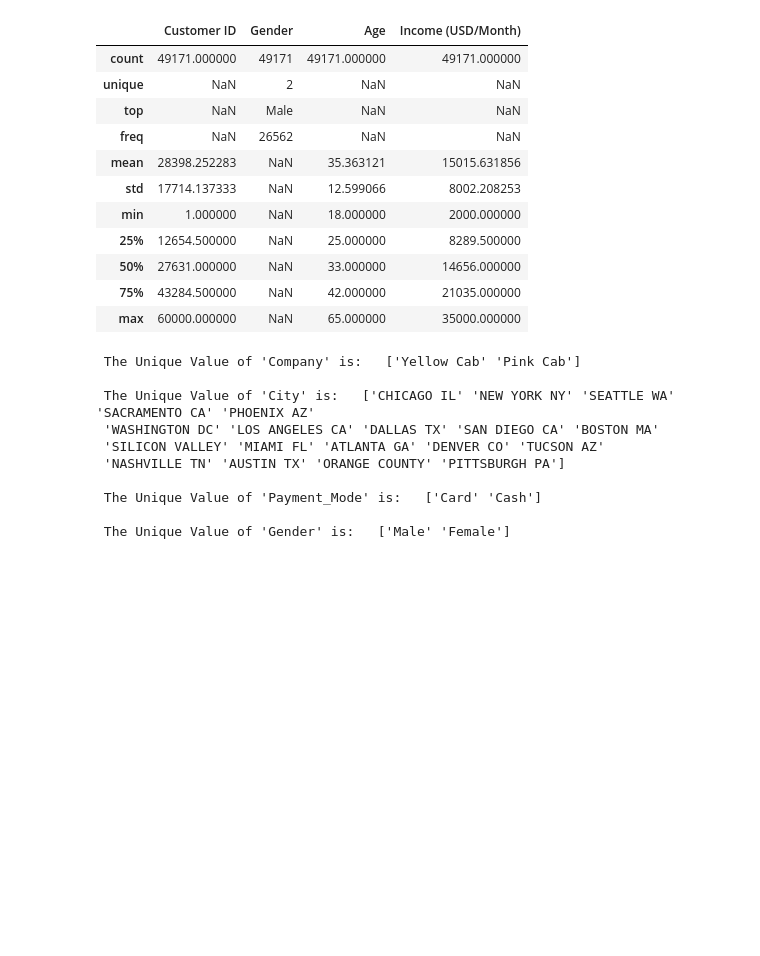
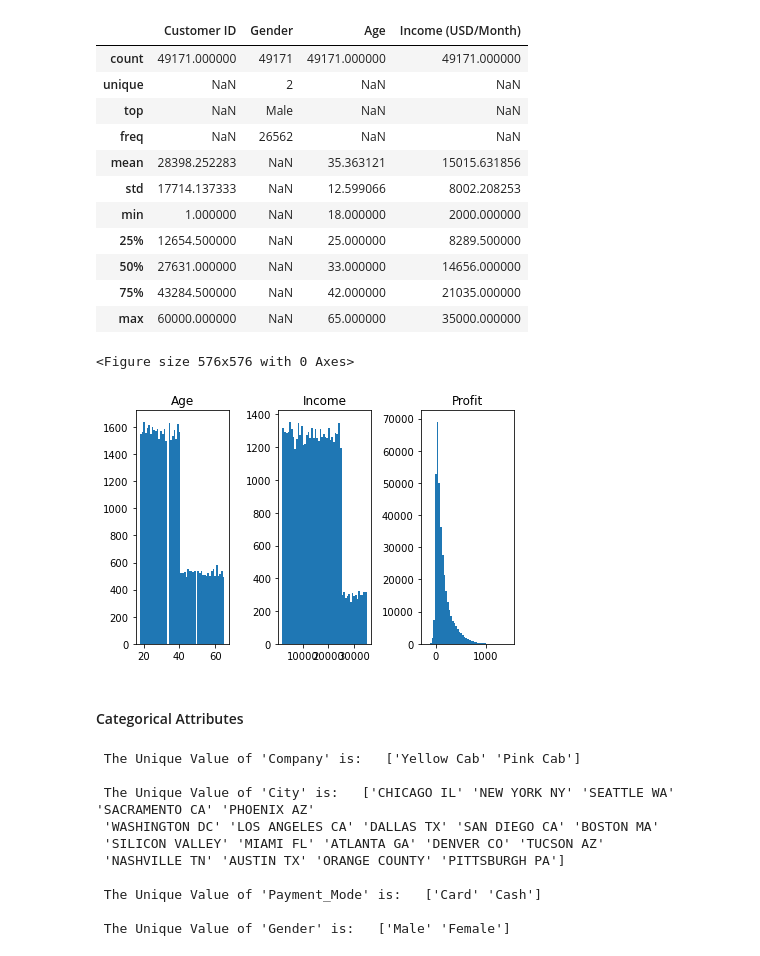
Before and after one commit to MohsenBah/G2M_Insight_Cab_Investment, a Jupyter notebook: G2M_insights.ipynb, the cells around one changed output. Drawn from its saved outputs; the diff is of its cells as text; code cells hidden in the pictures; blank space fills up the shorter version.

```diff
--- a/G2M_insights.ipynb
+++ b/G2M_insights.ipynb
@@ -320,6 +323,22 @@ customer_ID.describe(include ='all')
 | 50% | 27631.000000 | NaN | 33.000000 | 14656.000000 |
 | 75% | 43284.500000 | NaN | 42.000000 | 21035.000000 |
 | max | 60000.000000 | NaN | 65.000000 | 35000.000000 |
+# %%
+
+plt.figure(figsize=(8,8))
+n_bins = 50
+fig, axs = plt.subplots(1, 3, sharey=False, tight_layout=True)
+axs[0].hist(customer_ID["Age"], bins=n_bins)
+axs[0].set_title("Age")
+axs[1].hist(customer_ID["Income (USD/Month)"], bins=n_bins)
+axs[1].set_title("Income")
+axs[2].hist(cab_data['profit'], bins=n_bins)
+axs[2].set_title("Profit");
+# %% [output]
+<Figure size 576x576 with 0 Axes>
+[figure, added]
+# %% [markdown]
+#### Categorical Attributes
 # %%
 cat_var=["Company","City","Payment_Mode","Gender"]
 for i in cat_var:
```
Also changed, not shown: parts of 19 cells of this notebook.
